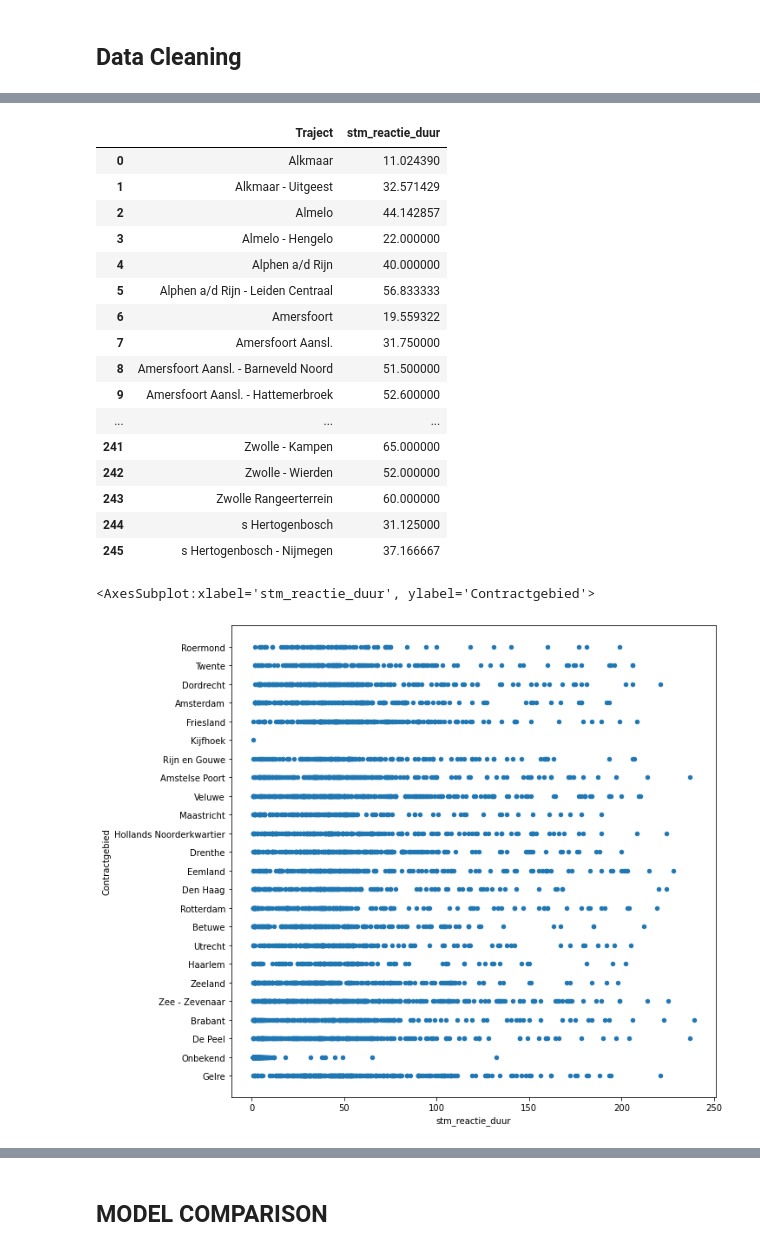
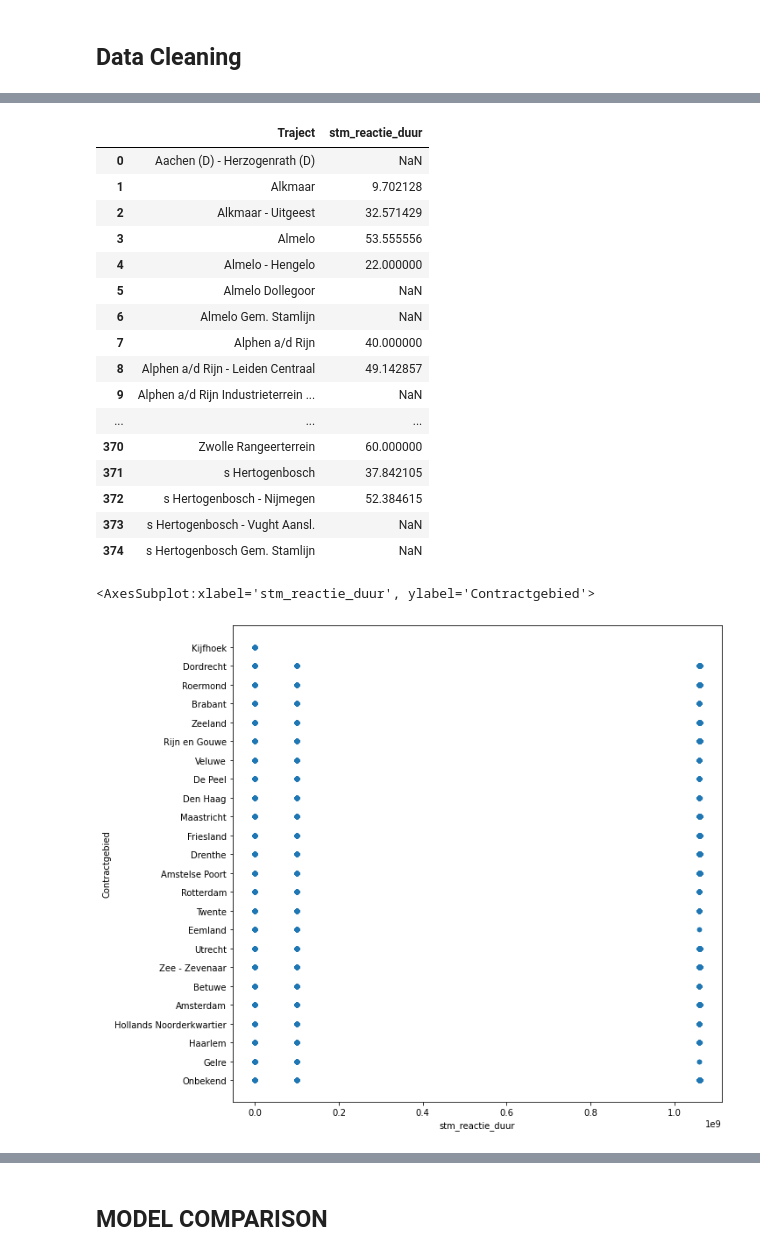
Before and after one commit to Verrem98/Prorail_project, a Jupyter notebook: base_modeltest.ipynb, the cells around one changed output, grey strips where cells are left out. Saved outputs shown, nothing was run; the diff lists cells and outputs as text; code cells hidden in the pictures.

```diff
--- a/base_modeltest.ipynb
+++ b/base_modeltest.ipynb
@@ -24,5 +25,6 @@ from sklearn.metrics import r2_score
 # %%
 df = pd.read_csv('sap_storing_data_hu_project.csv')
+df['#stm_sap_meldnr'].sort_index(inplace = True)
 df.drop_duplicates(subset = '#stm_sap_meldnr', keep = 'last',inplace = True)
 # %%
 def column_outlier(strength, dataframe, columns):
@@ -46,6 +52,10 @@ def get_accuracy(r,zip_list):
 # %% [markdown]
 <h2>Data Cleaning </h2>
 # %%
+# we willen alleen durations die niet gelijk zijn aan 0 en kleiner zijn dan 8 uur
+df = df[(df.stm_fh_duur != 0) & (df.stm_fh_duur <= 480)]
+
+
 # ik zorg er hier voor dat de 'stm_progfh_in_duur' kolom naar floats gecast wordt
 df.stm_progfh_in_duur = df.stm_progfh_in_duur.apply(lambda x: float(str(x).replace('-','').replace('*','').strip()))
 
@@ -58,7 +68,7 @@ df.stm_sap_melddatum = pd.to_datetime(df.stm_sap_melddatum)
 
 df['date_offset'] = (df.stm_sap_melddatum.dt.month*100 + df.stm_sap_melddatum.dt.day - 320)%1300
 
-df['seizoen_melding'] = pd.cut(df['date_offset'], [0, 300, 602, 900, 1300],
+df['seizoen_melding'] = pd.cut(df.copy()['date_offset'], [0, 300, 602, 900, 1300],
                       labels=['spring', 'summer', 'autumn', 'winter'])
 
 df.drop(['date_offset'], axis=1)
@@ -96,10 +106,9 @@ labels1 = [x for x in range(1,len(bins1))]
 df['duration_bin_reactie'] = pd.cut(df['stm_reactie_duur'], bins = bins1, labels=labels1)
 
 
-# we willen alleen durations die niet gelijk zijn aan 0 en kleiner zijn dan 8 uur
-df = df[(df.stm_fh_duur != 0) & (df.duration_bin <= 48)]
-df = df[(df.stm_reactie_duur != 0) & (df.duration_bin_reactie <= 48)]
+# kolom voor meltijd h
+df['meldtijd_h'] = df.stm_sap_meldtijd.str.split(':').str[0]
 
 
-# kolom voor meltijd h
-df['meldtijd_h'] = df.stm_sap_meldtijd.str.split(':').str[0]
+# maak een kolom voor weeknummers van de melding
+df['weeknr']= df.stm_sap_melddatum.dt.isocalendar().week.apply(lambda x: 'w' + str(x))
@@ -142,34 +166,34 @@ mean_durgeo_df = column_outlier('a', df.copy(), ['stm_reactie_duur'])[['stm_reac
 mean_durgeo_df
 # %% [output]
 |  | Traject | stm_reactie_duur |
-| 0 | Alkmaar | 11.024390 |
-| 1 | Alkmaar - Uitgeest | 32.571429 |
-| 2 | Almelo | 44.142857 |
-| 3 | Almelo - Hengelo | 22.000000 |
-| 4 | Alphen a/d Rijn | 40.000000 |
-| 5 | Alphen a/d Rijn - Leiden Centraal | 56.833333 |
-| 6 | Amersfoort | 19.559322 |
-| 7 | Amersfoort Aansl. | 31.750000 |
-| 8 | Amersfoort Aansl. - Barneveld Noord | 51.500000 |
-| 9 | Amersfoort Aansl. - Hattemerbroek | 52.600000 |
+| 0 | Aachen (D) - Herzogenrath (D) | NaN |
+| 1 | Alkmaar | 9.702128 |
+| 2 | Alkmaar - Uitgeest | 32.571429 |
+| 3 | Almelo | 53.555556 |
+| 4 | Almelo - Hengelo | 22.000000 |
+| 5 | Almelo Dollegoor | NaN |
+| 6 | Almelo Gem. Stamlijn | NaN |
+| 7 | Alphen a/d Rijn | 40.000000 |
+| 8 | Alphen a/d Rijn - Leiden Centraal | 49.142857 |
+| 9 | Alphen a/d Rijn Industrieterrein ... | NaN |
 | ... | ... | ... |
-| 241 | Zwolle - Kampen | 65.000000 |
-| 242 | Zwolle - Wierden | 52.000000 |
-| 243 | Zwolle Rangeerterrein | 60.000000 |
-| 244 | s Hertogenbosch | 31.125000 |
-| 245 | s Hertogenbosch - Nijmegen | 37.166667 |
+| 370 | Zwolle Rangeerterrein | 60.000000 |
+| 371 | s Hertogenbosch | 37.842105 |
+| 372 | s Hertogenbosch - Nijmegen | 52.384615 |
+| 373 | s Hertogenbosch - Vught Aansl. | NaN |
+| 374 | s Hertogenbosch Gem. Stamlijn | NaN |
 # %%
 x = 'stm_reactie_duur'
 y = 'Contractgebied'
 
-tplot = df.sample(5000)[[x, y]]
+tplot = df.sample(300000)[[x, y]]
 tplot.sort_values(['stm_reactie_duur'], ascending=True, inplace=True)
 tplot.dropna(inplace=True)
 
 tplot.plot(x=x, y=y, kind='scatter',figsize=(10,10))
 # %% [output]
 <AxesSubplot:xlabel='stm_reactie_duur', ylabel='Contractgebied'>
-[figure, old version]
+[figure, new version]
 # %%
 mean_cg_df = column_outlier('a', df.copy(), ['stm_reactie_duur'])[['stm_reactie_duur', 'Contractgebied']].groupby('Contractgebied', as_index = False).mean()
 plt.figure(figsize=(10,10))
```
Also changed, not shown: parts of 25 cells of this notebook, 2 other files.
